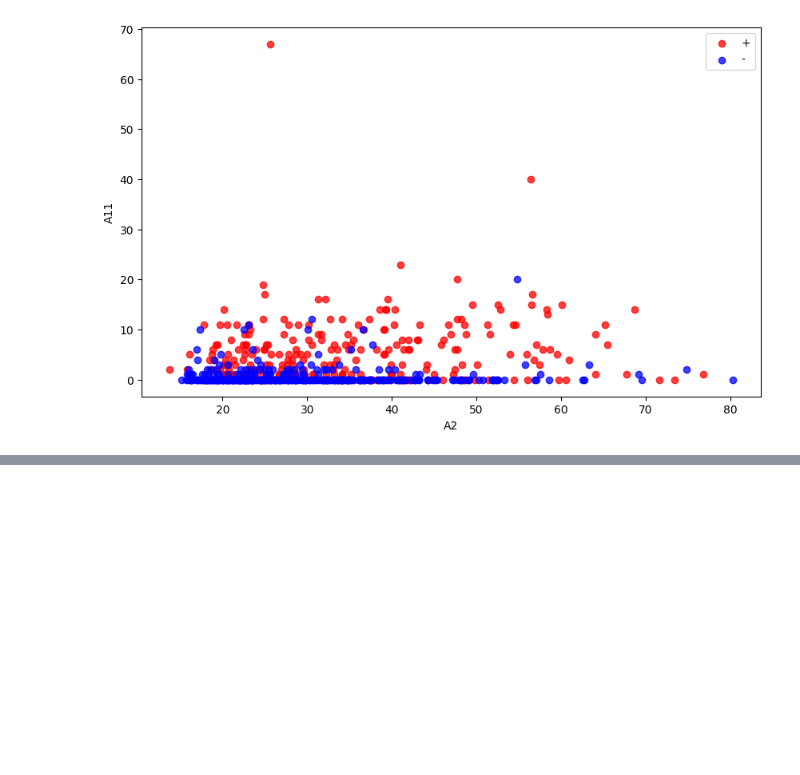
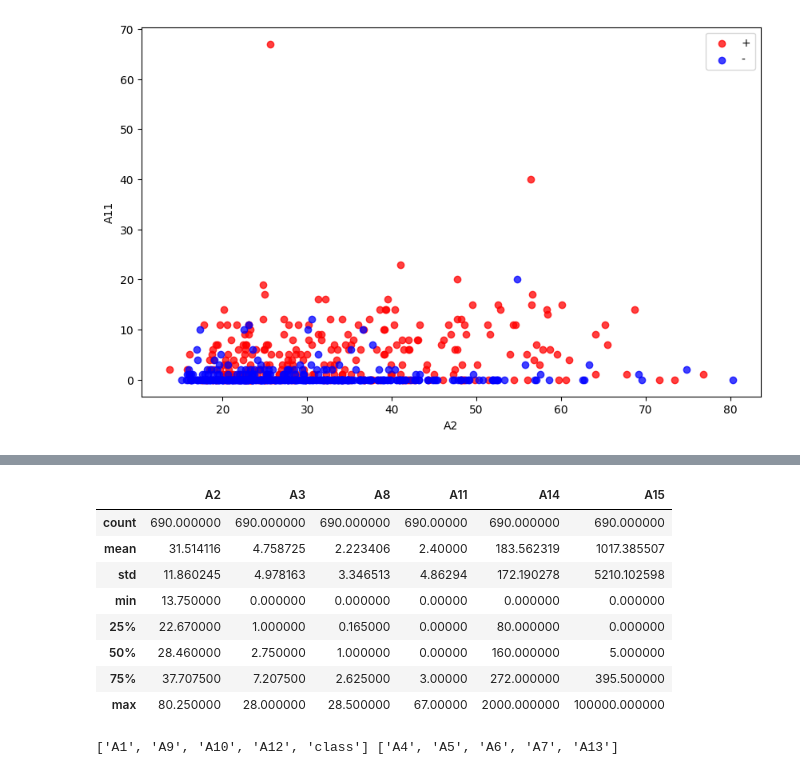
Before and after one commit to defrell01/uni_mlds, a Jupyter notebook: факлуьтатив/4lab/4test.ipynb, the cells around one changed output, grey strips where cells are left out. Drawn from its saved outputs; the diff is of its cells as text; code cells hidden in the pictures; blank space fills up the shorter version.

```diff
--- a/факлуьтатив/4lab/4test.ipynb
+++ b/факлуьтатив/4lab/4test.ipynb
@@ -130,0 +168,2 @@ plt.legend(loc='best')
+# %%
+data = data.fillna(data.median(axis=0), axis=0)
@@ -130,0 +198,4 @@ plt.legend(loc='best')
+# %%
+data_describe = data.describe(include=[object])
+for c in categorical_columns:
+    data[c] = data[c].fillna(data_describe[c]['top'])
@@ -130,0 +210,20 @@ plt.legend(loc='best')
+# %%
+data.describe()
+# %% [output]
+|  | A2 | A3 | A8 | A11 | A14 | A15 |
+| count | 690.000000 | 690.000000 | 690.000000 | 690.00000 | 690.000000 | 690.000000 |
+| mean | 31.514116 | 4.758725 | 2.223406 | 2.40000 | 183.562319 | 1017.385507 |
+| std | 11.860245 | 4.978163 | 3.346513 | 4.86294 | 172.190278 | 5210.102598 |
+| min | 13.750000 | 0.000000 | 0.000000 | 0.00000 | 0.000000 | 0.000000 |
+| 25% | 22.670000 | 1.000000 | 0.165000 | 0.00000 | 80.000000 | 0.000000 |
+| 50% | 28.460000 | 2.750000 | 1.000000 | 0.00000 | 160.000000 | 5.000000 |
+| 75% | 37.707500 | 7.207500 | 2.625000 | 3.00000 | 272.000000 | 395.500000 |
+| max | 80.250000 | 28.000000 | 28.500000 | 67.00000 | 2000.000000 | 100000.000000 |
+# %%
+binary_columns = [c for c in categorical_columns if
+                  data_describe[c]['unique'] == 2]
+nonbinary_columns = [c for c in categorical_columns if
+                     data_describe[c]['unique'] > 2]
+print(binary_columns, nonbinary_columns)
+# %% [output]
+['A1', 'A9', 'A10', 'A12', 'class'] ['A4', 'A5', 'A6', 'A7', 'A13']
```
Also changed, not shown: parts of 7 cells of this notebook, 3 other files.
